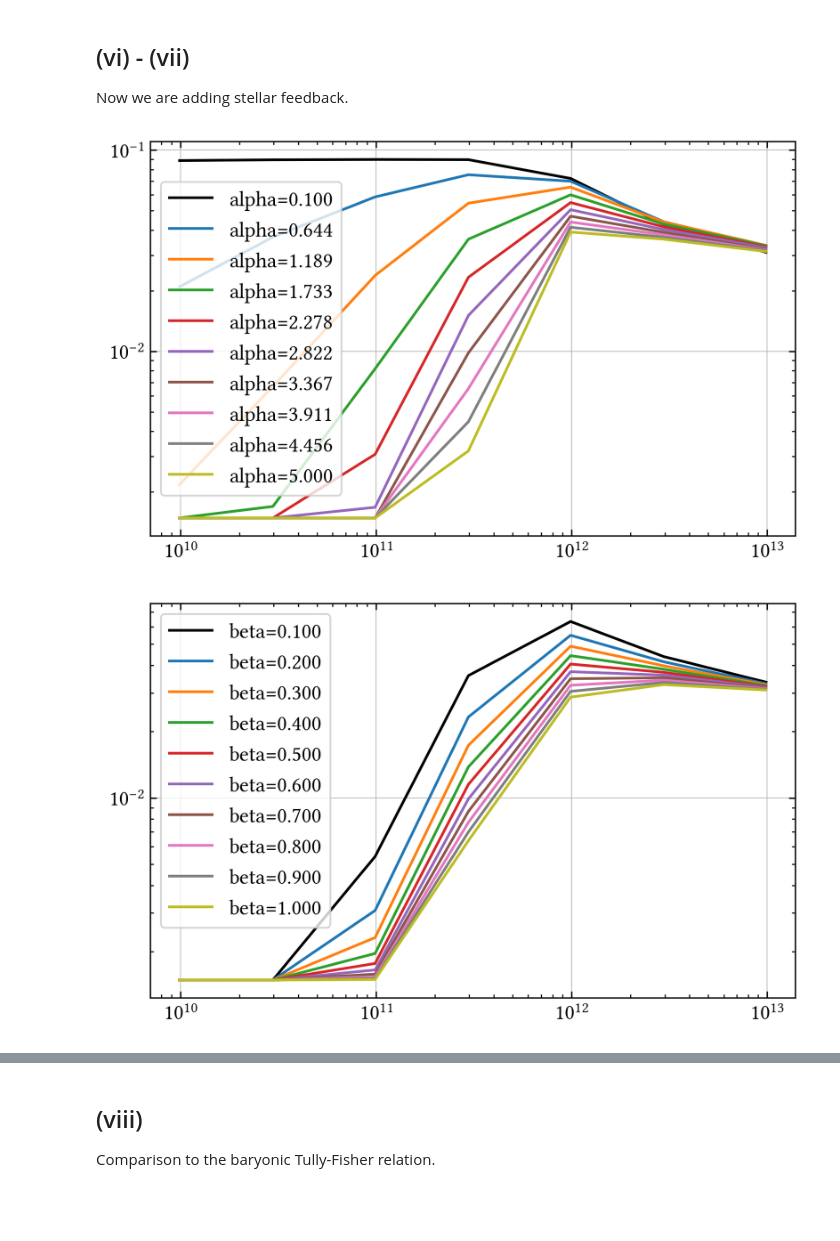
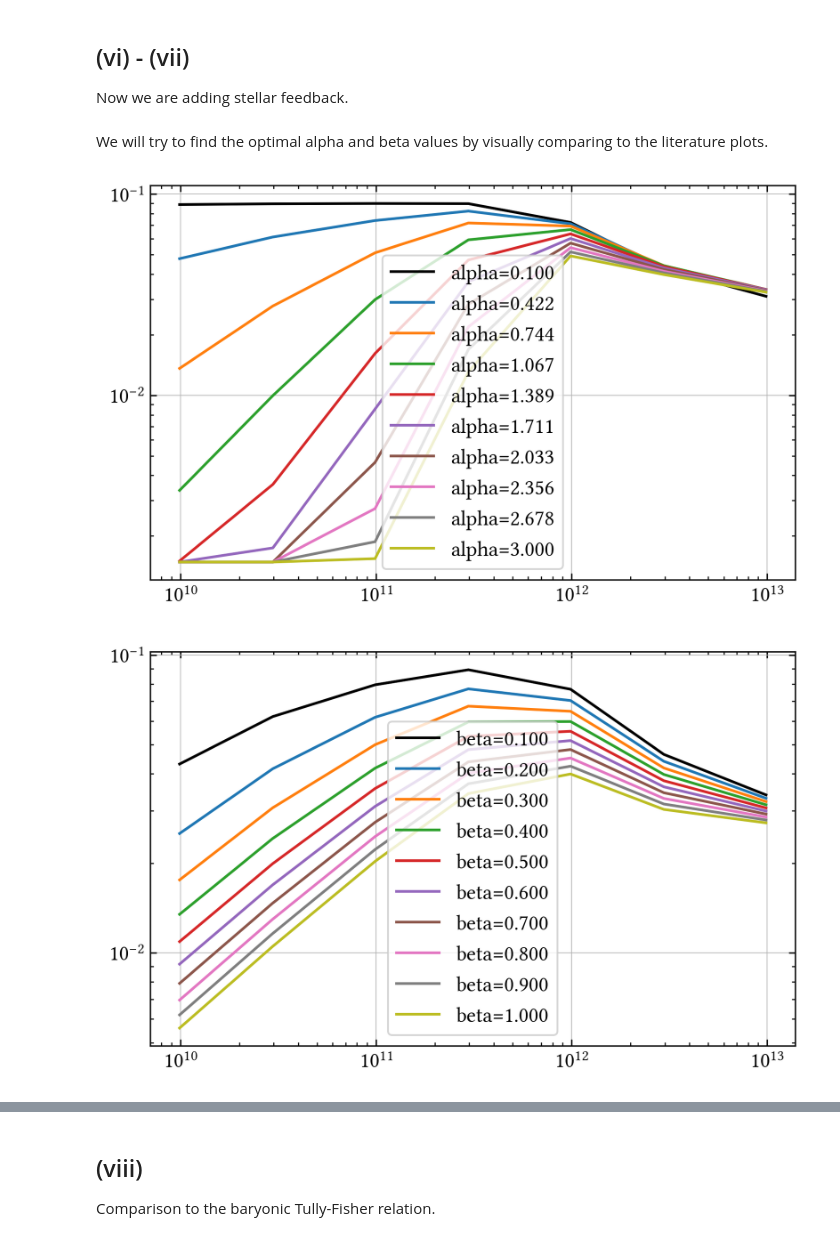
Before and after one commit to lorlo9999/FEG_NA2, a Jupyter notebook: script.ipynb, the cells around one changed output, grey strips where cells are left out. Drawn from its saved outputs; the diff is of its cells as text; code cells hidden in the pictures; blank space fills up the shorter version.

```diff
--- a/script.ipynb
+++ b/script.ipynb
@@ -291,8 +293,10 @@ def mass_evolution_v2(M_vir, df, alpha=0.2, beta=0.2, f_b=0.18, stellar_frac=0.0
 
     # return t_cosmic, M_dm, M_g, M_star, SFR
     return t_cosmic, M_dm, M_g, M_star, SFR
+# %% [markdown]
+We will try to find the optimal alpha and beta values by visually comparing to the literature plots.
 # %%
-alpha_space = np.linspace(0.1,5,10)
+alpha_space = np.linspace(0.1,3,10) # Values above 3 are too far away
 
 fig,ax = plt.subplots(figsize = fsize_large)
 
@@ -305,33 +309,33 @@ for alpha in alpha_space:
         M_star_list.append(M_star[-1])
         M_dm_list.append(M_dm[-1])
 
     ratio = np.array(M_star_list)/np.array(M_dm_list)
     if ratio[0] <= 1: ax.loglog(M_dm_list, ratio, label=f"alpha={alpha:.3f}")
 ax.legend()
 ax.grid()
 plt.show()
 plt.close()
 
-alpha_best = 2.278
+alpha_best = 0.6
 
 beta_space = np.linspace(0.1,1,10)
 fig,ax = plt.subplots(figsize = fsize_large)
 
 for beta in beta_space:
     M_star_list = []
     M_dm_list = []
 
     for M_vir, df in data.items():
         _, M_dm, _, M_star, _ = mass_evolution_v2(M_vir, df, alpha=alpha_best, beta=beta)
         M_star_list.append(M_star[-1])
         M_dm_list.append(M_dm[-1])
 
     ratio = np.array(M_star_list)/np.array(M_dm_list)
     if ratio[0] <= 1: ax.loglog(M_dm_list, ratio, label=f"beta={beta:.3f}")
 ax.legend()
 ax.grid()
 plt.show()
 plt.close()
 # %% [output]
-[figure, old version]
+[figure, new version]
-[figure, old version]
+[figure, new version]
```
Also changed, not shown: parts of 13 cells of this notebook, 11 other files.
